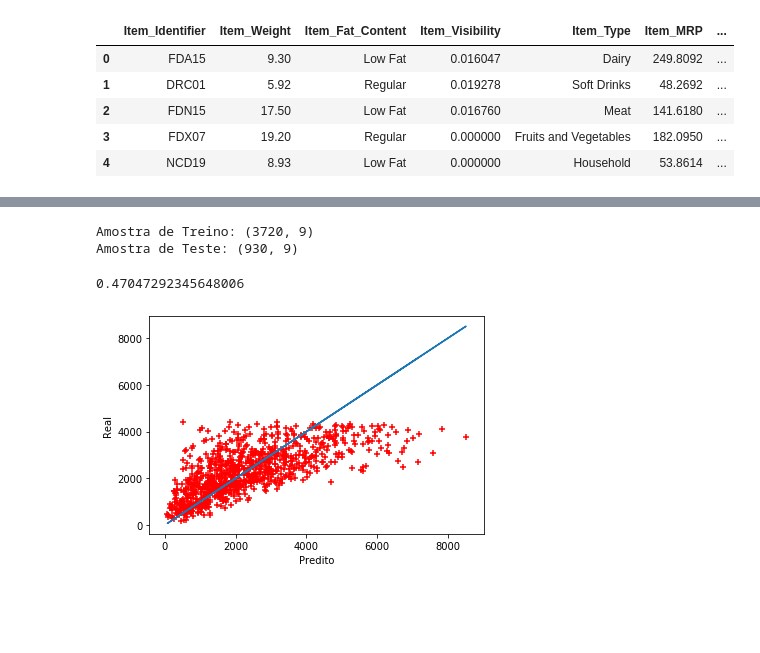
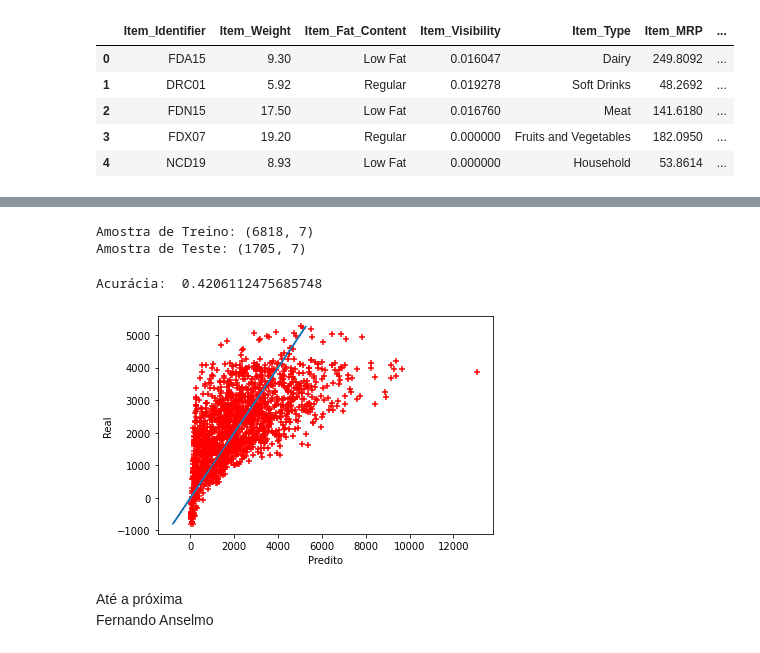
Before and after one commit to fernandoans/machinelearning, a Jupyter notebook: ML11-LinearReg2.ipynb, the cells around one changed output, grey strips where cells are left out. Saved outputs shown, nothing was run; the diff lists cells and outputs as text; code cells hidden in the pictures; blank space fills up the shorter version.

Commit message:
Acerto dos Modelos

```diff
--- a/ML11-LinearReg2.ipynb
+++ b/ML11-LinearReg2.ipynb
@@ -40,9 +140,5 @@ df.head()
 # %%
-# Transformação das variáveis em Categóricas
-df['Item_Fat_Content'] = df.Item_Fat_Content.astype('category')
+# Transformação do tipo do item em Categóricas
 df['Item_Type'] = df.Item_Type.astype('category')
-df['Outlet_Size'] = df.Outlet_Size.astype('category')
-df['Outlet_Location_Type'] = df.Outlet_Location_Type.astype('category')
-df['Outlet_Type'] = df.Outlet_Type.astype('category')
 print(df.dtypes)
 # %% [output]
@@ -76,12 +154,6 @@ OutType: Index(['Supermarket Type1', 'Supermarket Type2'], dtype='object')
 # %%
 # De categóricas para numéricas
 le_Item_Type = LabelEncoder()
-le_Outlet_Size = LabelEncoder()
-le_Outlet_Location_Type = LabelEncoder()
-le_Outlet_Type = LabelEncoder()
 df['Item_Type'] = le_Item_Type.fit_transform(df['Item_Type'])
-df['Outlet_Size'] = le_Outlet_Size.fit_transform(df['Outlet_Size'])
-df['Outlet_Location_Type'] = le_Outlet_Size.fit_transform(df['Outlet_Location_Type'])
-df['Outlet_Type'] = le_Outlet_Type.fit_transform(df['Outlet_Type'])
 df.head()
 # %% [output]
@@ -94,4 +165,0 @@ df.head()
-# %%
-cleanup_nums = {'Item_Fat_Content': {'LF': 1, 'Low Fat': 1, 'low fat': 1, 'reg': 2, 'Regular': 2}}
-df.replace(cleanup_nums, inplace=True)
-df.head()
@@ -129,22 +195,27 @@ dtype: object
 # %%
-X_train, X_test, y_train, y_test = train_test_split(df.drop(columns=['Item_Outlet_Sales'],axis=1), df['Item_Outlet_Sales'], test_size = .2)
+target = df['Item_Outlet_Sales']
+df = df.drop(columns=['Item_Outlet_Sales'], axis=1)
+X_train, X_test, y_train, y_test = train_test_split(df, target, test_size = .2)
 print('Amostra de Treino:', X_train.shape)
 print('Amostra de Teste:', X_test.shape)
 # %% [output]
-Amostra de Treino: (3720, 9)
-Amostra de Teste: (930, 9)
+Amostra de Treino: (6818, 7)
+Amostra de Teste: (1705, 7)
 # %%
 clf = LinearRegression()
 clf.fit(X_train, y_train)
-clf.score(X_test, y_test)
+print('Acurácia: ', clf.score(X_test, y_test))
 # %% [output]
-0.47047292345648006
+Acurácia:  0.4206112475685748
 # %%
-y_pred = model.predict(X_test)
-plt.plot(y_test, y_test)
+y_pred = clf.predict(X_test)
+plt.plot(y_pred, y_pred)
 plt.scatter(y_test, y_pred, c = 'red', marker='+')
 plt.ylabel('Real')
 plt.xlabel('Predito')
 plt.show()
 # %% [output]
-[figure, old version]
+[figure, new version]
+# %% [markdown]
+Até a próxima \
+Fernando Anselmo
```
Also changed, not shown: parts of 11 cells of this notebook, 5 other files.
